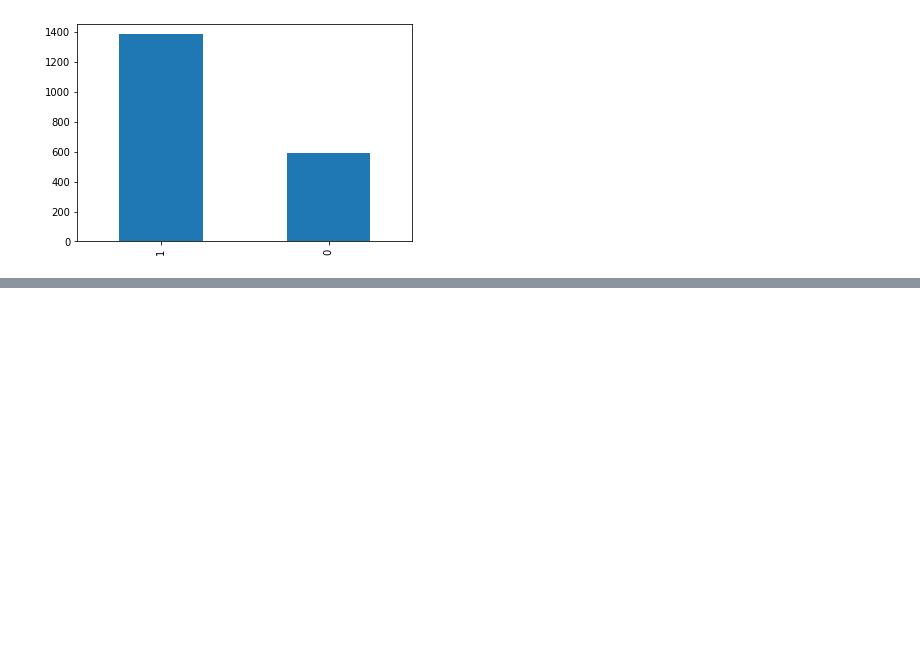
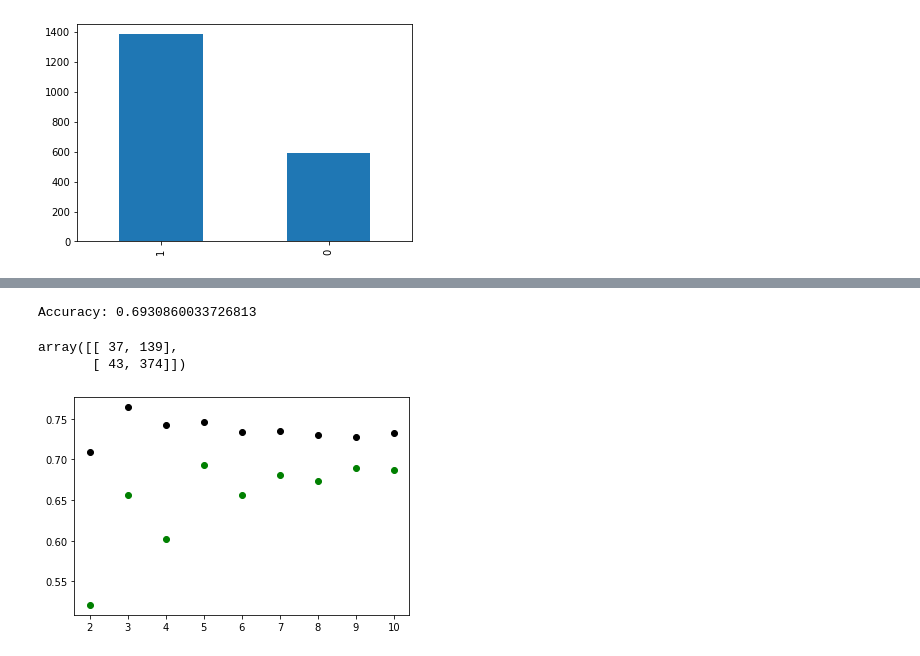
Before and after one commit to kenclements/praxis, a Jupyter notebook: Supervised-TWOS-0_1.ipynb, the cells around one changed output, grey strips where cells are left out. Drawn from its saved outputs; the diff is of its cells as text; code cells hidden in the pictures; blank space fills up the shorter version.

```diff
--- a/Supervised-TWOS-0_1.ipynb
+++ b/Supervised-TWOS-0_1.ipynb
@@ -241,18 +222,18 @@ KNN Model
 # %%
-# K = []
-# training = []
-# test = []
-# scores = {}
+K = []
+training = []
+test = []
+scores = {}
 
-# for k in range(2, 5):
-#     clf = KNeighborsClassifier(n_neighbors = k)
-#     clf.fit(X_train, y_train)
+for k in range(2, 11):
+    clf = KNeighborsClassifier(n_neighbors = k)
+    clf.fit(X_train, y_train)
 
-#     training_score = clf.score(X_train, y_train)
-#     test_score = clf.score(X_test, y_test)
-#     K.append(k)
+    training_score = clf.score(X_train, y_train)
+    test_score = clf.score(X_test, y_test)
+    K.append(k)
 
-#     training.append(training_score)
-#     test.append(test_score)
-#     scores[k] = [training_score, test_score]
+    training.append(training_score)
+    test.append(test_score)
+    scores[k] = [training_score, test_score]
 # %%
@@ -266,12 +255,18 @@ KNN Model
 # %%
-# print("Accuracy:", metrics.accuracy_score(y_test, y_pred))
+print("Accuracy:", metrics.accuracy_score(y_test, y_pred))
+# %% [output]
+Accuracy: 0.6930860033726813
 # %%
-# confusion_matrix(y_test, y_pred)
+confusion_matrix(y_test, y_pred)
+# %% [output]
+array([[ 37, 139],
+       [ 43, 374]])
 # %%
-# plt.scatter(K, training, color ='k')
-# plt.scatter(K, test, color ='g')
-# plt.show()
-# # For overlapping scatter plots
+plt.scatter(K, training, color ='k')
+plt.scatter(K, test, color ='g')
+plt.show()
+# %% [output]
+[figure, added]
 # %%
 # svm = SVC(kernel="poly", degree=1, gamma="scale")
 # %%
```
Also changed, not shown: parts of 12 cells of this notebook.
